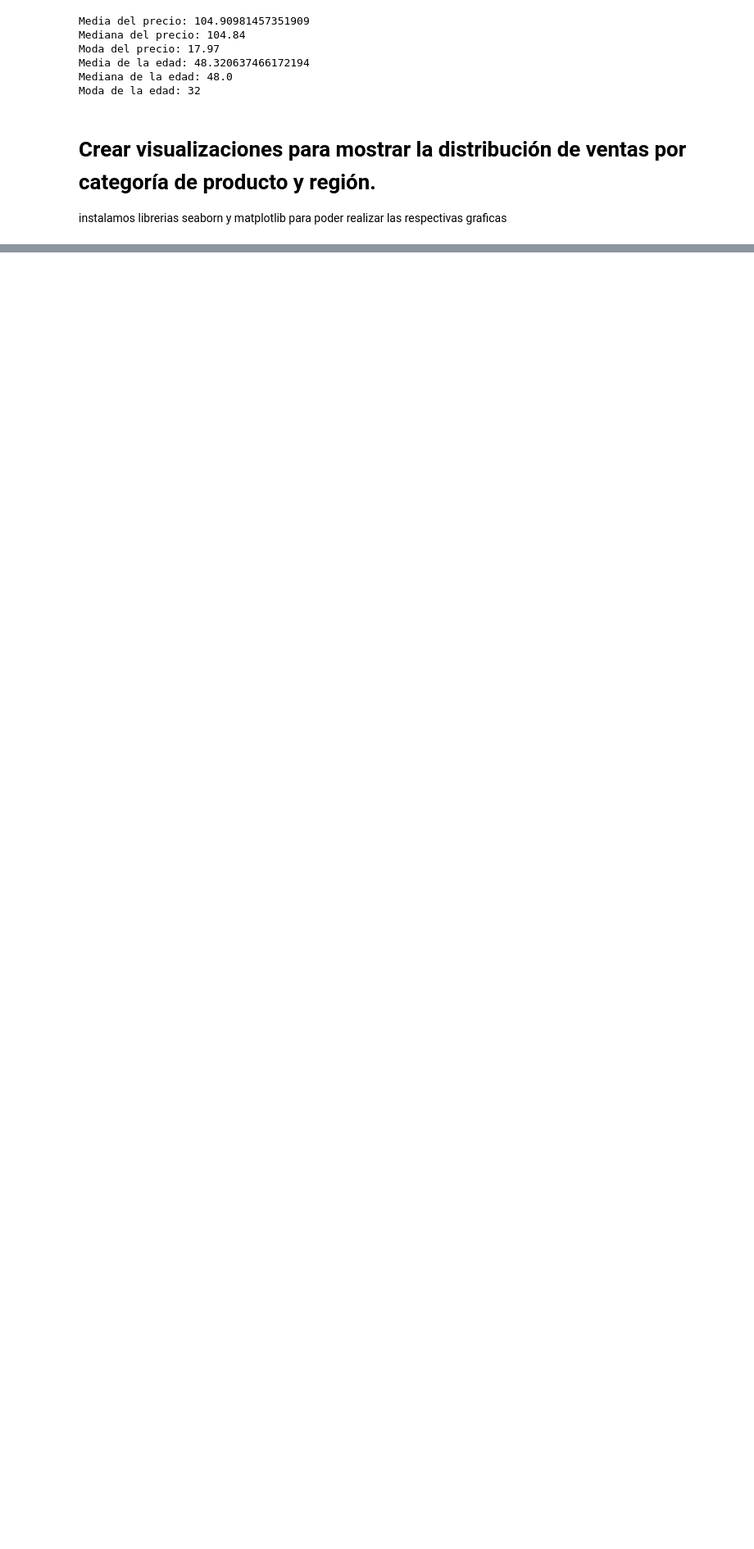
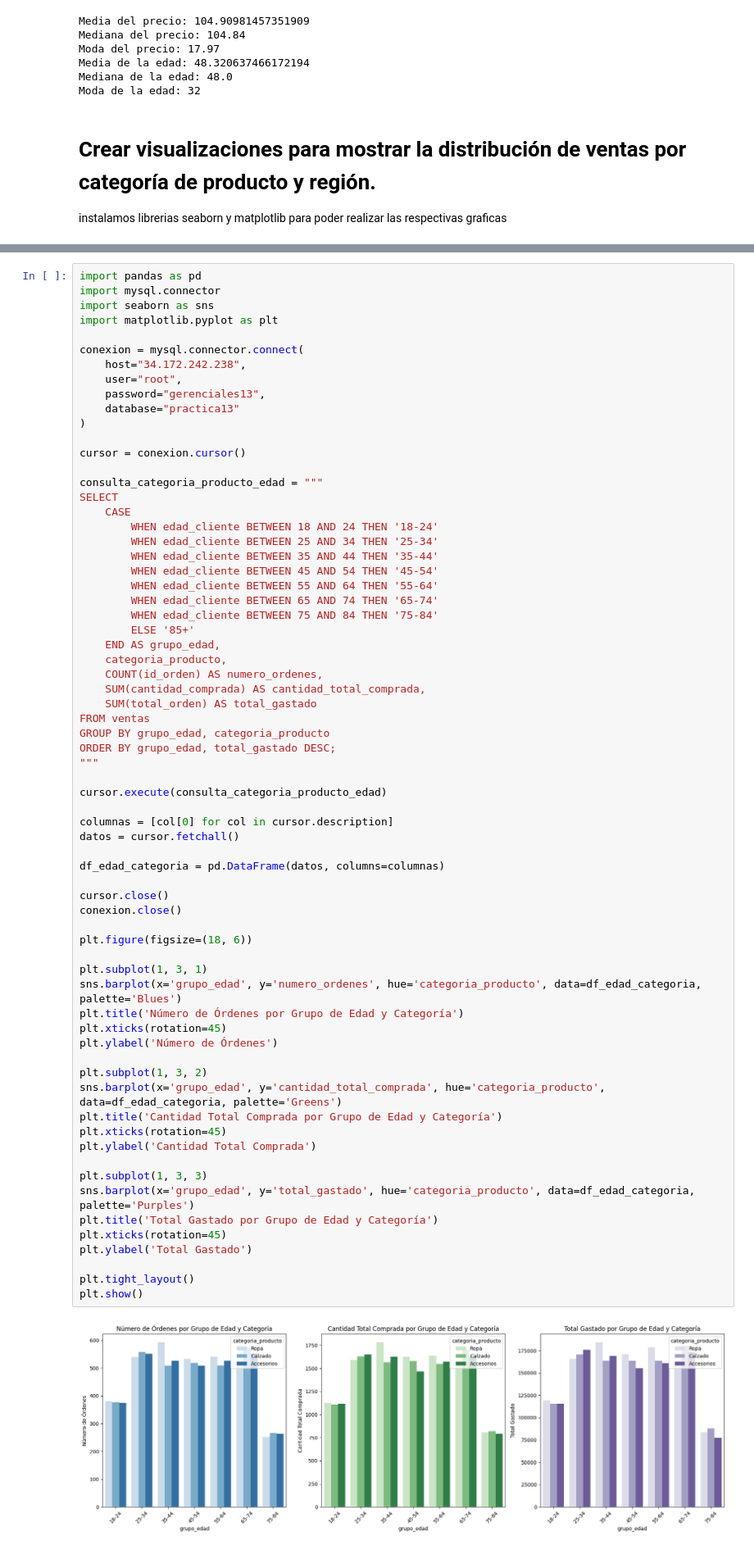
Before and after one commit to LuisBarrera23/SOG2_PRACTICA1_PAREJA13, a Jupyter notebook: src/exploratorio.ipynb, the cells around one changed output, grey strips where cells are left out. Shown at 82% size. Cells and saved outputs as stored; diff of their text form; blank space fills up the shorter version.

```diff
--- a/src/exploratorio.ipynb
+++ b/src/exploratorio.ipynb
@@ -93,0 +106,70 @@ plt.show()
+# %%
+import pandas as pd
+import mysql.connector
+import seaborn as sns
+import matplotlib.pyplot as plt
+
+conexion = mysql.connector.connect(
+    host="34.172.242.238",
+    user="root",
+    password="gerenciales13",
+    database="practica13"
+)
+
+cursor = conexion.cursor()
+
+consulta_categoria_producto_edad = """
+SELECT
+    CASE
+        WHEN edad_cliente BETWEEN 18 AND 24 THEN '18-24'
+        WHEN edad_cliente BETWEEN 25 AND 34 THEN '25-34'
+        WHEN edad_cliente BETWEEN 35 AND 44 THEN '35-44'
+        WHEN edad_cliente BETWEEN 45 AND 54 THEN '45-54'
+        WHEN edad_cliente BETWEEN 55 AND 64 THEN '55-64'
+        WHEN edad_cliente BETWEEN 65 AND 74 THEN '65-74'
+        WHEN edad_cliente BETWEEN 75 AND 84 THEN '75-84'
+        ELSE '85+'
+    END AS grupo_edad,
+    categoria_producto,
+    COUNT(id_orden) AS numero_ordenes,
+    SUM(cantidad_comprada) AS cantidad_total_comprada,
+    SUM(total_orden) AS total_gastado
+FROM ventas
+GROUP BY grupo_edad, categoria_producto
+ORDER BY grupo_edad, total_gastado DESC;
+"""
+
+cursor.execute(consulta_categoria_producto_edad)
+
+columnas = [col[0] for col in cursor.description]
+datos = cursor.fetchall()
+
+df_edad_categoria = pd.DataFrame(datos, columns=columnas)
+
+cursor.close()
+conexion.close()
+
+plt.figure(figsize=(18, 6))
+
+plt.subplot(1, 3, 1)
+sns.barplot(x='grupo_edad', y='numero_ordenes', hue='categoria_producto', data=df_edad_categoria, palette='Blues')
+plt.title('Número de Órdenes por Grupo de Edad y Categoría')
+plt.xticks(rotation=45)
+plt.ylabel('Número de Órdenes')
+
+plt.subplot(1, 3, 2)
+sns.barplot(x='grupo_edad', y='cantidad_total_comprada', hue='categoria_producto', data=df_edad_categoria, palette='Greens')
+plt.title('Cantidad Total Comprada por Grupo de Edad y Categoría')
+plt.xticks(rotation=45)
+plt.ylabel('Cantidad Total Comprada')
+
+plt.subplot(1, 3, 3)
+sns.barplot(x='grupo_edad', y='total_gastado', hue='categoria_producto', data=df_edad_categoria, palette='Purples')
+plt.title('Total Gastado por Grupo de Edad y Categoría')
+plt.xticks(rotation=45)
+plt.ylabel('Total Gastado')
+
+plt.tight_layout()
+plt.show()
+# %% [output]
+[figure, added]
```
Also changed, not shown: parts of 7 cells of this notebook.
